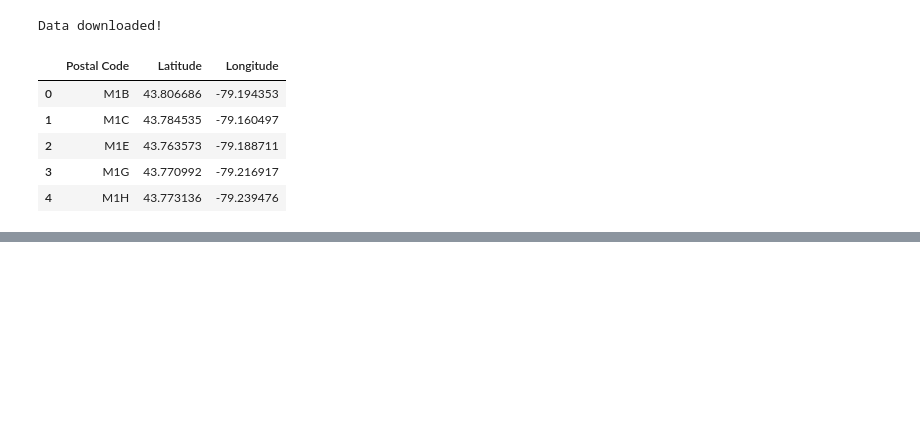
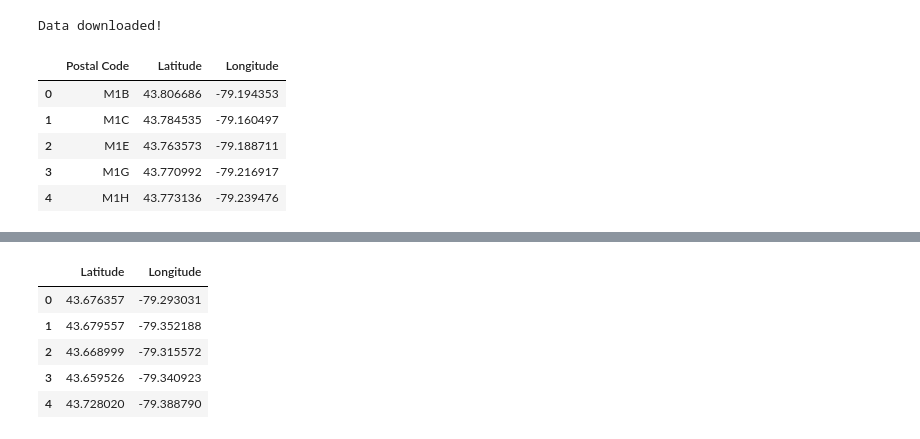
Before and after one commit to nacntt/Coursera_Capstone, a Jupyter notebook: Capstone Notebook.ipynb, the cells around one changed output, grey strips where cells are left out. Cells and saved outputs as stored; diff of their text form; code cells hidden in the pictures; blank space fills up the shorter version.

```diff
--- a/Capstone Notebook.ipynb
+++ b/Capstone Notebook.ipynb
@@ -230,0 +285,13 @@ print(merged_left.shape)
+# %%
+
+
+toronto_latlon = toronto.reset_index().drop(['PostalCode','Borough','Neighborhood'], 1)
+
+toronto_latlon.head()
+# %% [output]
+|  | Latitude | Longitude |
+| 0 | 43.676357 | -79.293031 |
+| 1 | 43.679557 | -79.352188 |
+| 2 | 43.668999 | -79.315572 |
+| 3 | 43.659526 | -79.340923 |
+| 4 | 43.728020 | -79.388790 |
```
Also changed, not shown: parts of 10 cells of this notebook.
